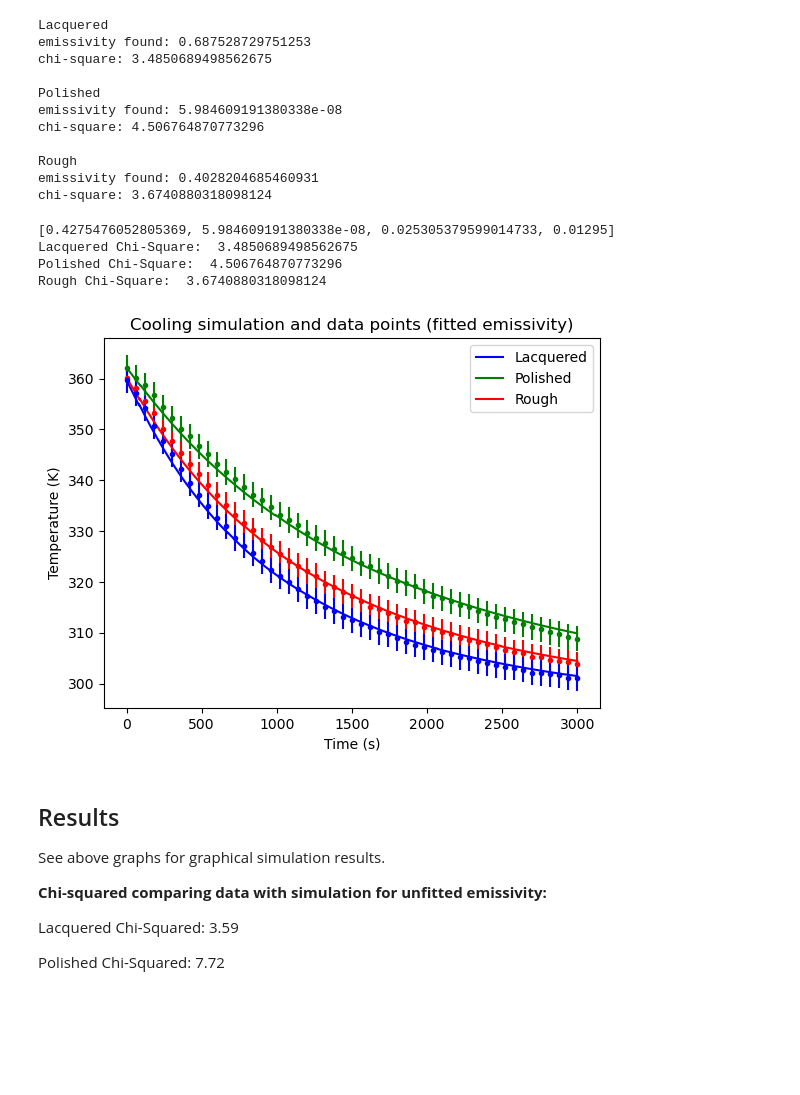
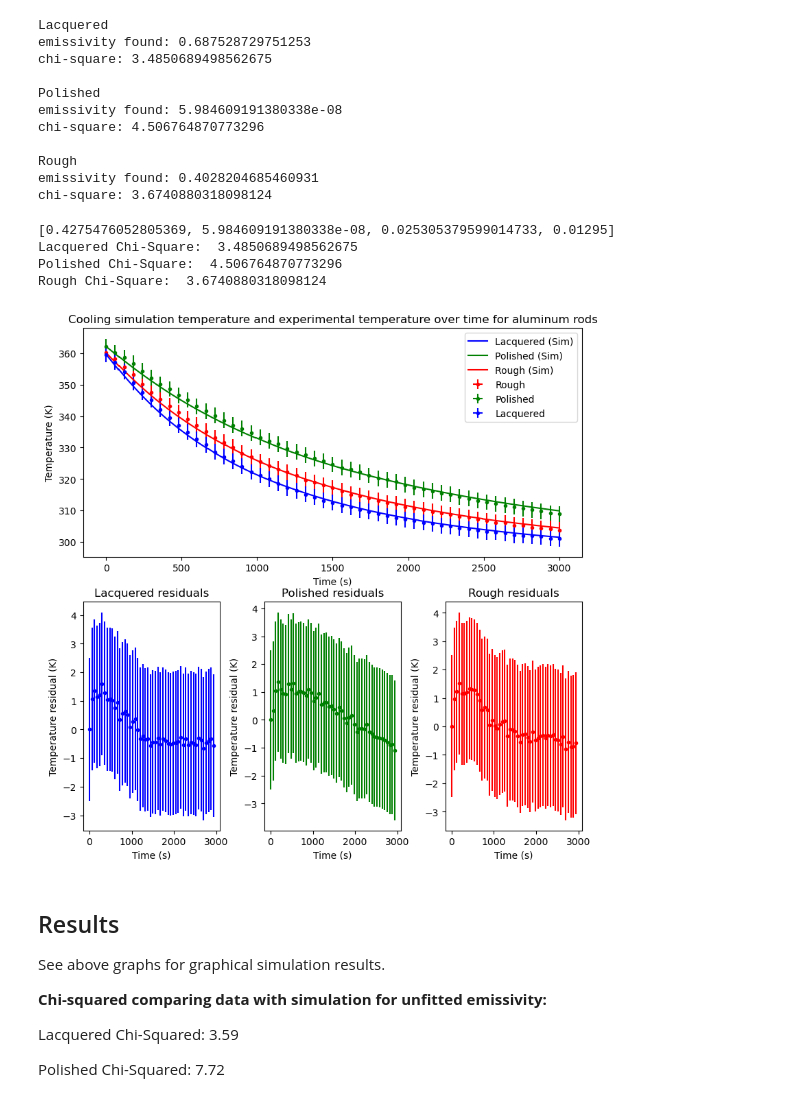
Before and after one commit to loganmachale/Modelling-Cooling-Mechanisms, a Jupyter notebook: Final Notes Logan.ipynb, the cells around one changed output. Saved outputs shown, nothing was run; the diff lists cells and outputs as text; code cells hidden in the pictures; blank space fills up the shorter version.

```diff
--- a/Final Notes Logan.ipynb
+++ b/Final Notes Logan.ipynb
@@ -337,37 +337,64 @@ for i in range(3):
                               method='LSODA',
                               t_eval=t_arr,
                               args=carrAll[i])
 
     solT = sol['y'][0]
     solarr.append(solT)
 
 
 print("Lacquered Chi-Square: ",
       chis[0])
 print("Polished Chi-Square: ",
       chis[1])
 print("Rough Chi-Square: ",
       chis[2])
 
 x = data[:, 0]
+
+plt.figure(figsize=(8,8))
+
+plt.subplot(2,3,(1,3))
 plt.errorbar(x, data[:, 1], yerr, xerr, fmt = colours[0])
 plt.errorbar(x, data[:, 2], yerr, xerr, fmt = colours[1])
 plt.errorbar(x, data[:, 3], yerr, xerr, fmt = colours[2])
 
-plt.title("Cooling simulation and data points (fitted emissivity)")
+plt.title("Cooling simulation temperature and experimental temperature over time for aluminum rods")
 plt.xlabel("Time (s)")
 plt.ylabel("Temperature (K)")
 plt.plot(t_arr, solarr[0], "b")
 plt.plot(t_arr, solarr[1], "g")
 plt.plot(t_arr, solarr[2], "r")
-plt.legend(['Lacquered', 'Polished', 'Rough'])
-plt.show()
+plt.legend(['Lacquered (Sim)', 'Polished (Sim)', 'Rough (Sim)', 'Rough', 'Polished', 'Lacquered'])
+
+Lres = data[:-1, 3] - solarr[0][::steps_per_data]
+Pres = data[:-1, 2] - solarr[1][::steps_per_data]
+Rres = data[:-1, 1] - solarr[2][::steps_per_data]
+
+plt.subplot(234)
+plt.title("Lacquered residuals")
+plt.xlabel("Time (s)")
+plt.ylabel("Temperature residual (K)")
+plt.errorbar(x[:-1], Lres, yerr, xerr, fmt = colours[2])
+
+plt.subplot(235)
+plt.title("Polished residuals")
+plt.xlabel("Time (s)")
+plt.ylabel("Temperature residual (K)")
+plt.errorbar(x[:-1], Pres, yerr, xerr, fmt = colours[1])
+
+plt.subplot(236)
+plt.title("Rough residuals")
+plt.xlabel("Time (s)")
+plt.ylabel("Temperature residual (K)")
+plt.errorbar(x[:-1], Rres, yerr, xerr, fmt = colours[0])
+
+plt.tight_layout(pad=0.15)
 # %% [output]
 [0.4275476052805369, 5.984609191380338e-08, 0.025305379599014733, 0.01295]
 Lacquered Chi-Square:  3.4850689498562675
 Polished Chi-Square:  4.506764870773296
 Rough Chi-Square:  3.6740880318098124
-[figure, old version]
+[figure, new version]
 # %% [markdown]
 ## Results ##
 
```
